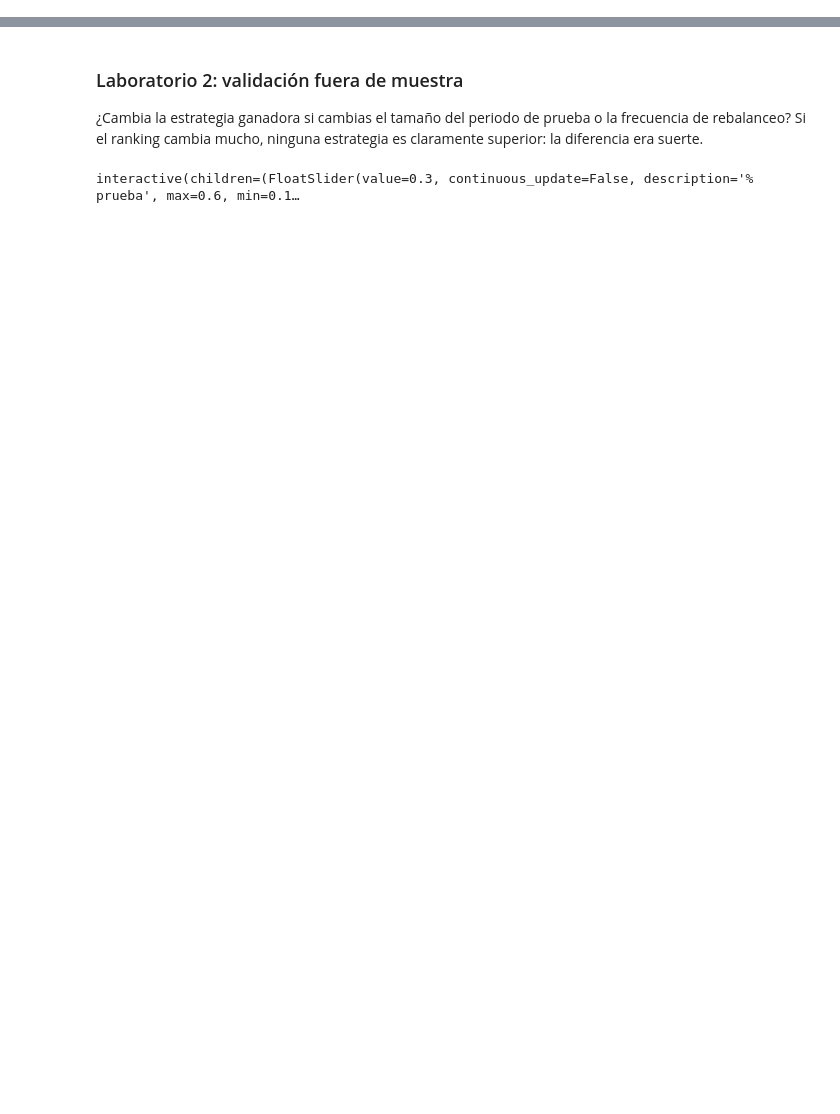
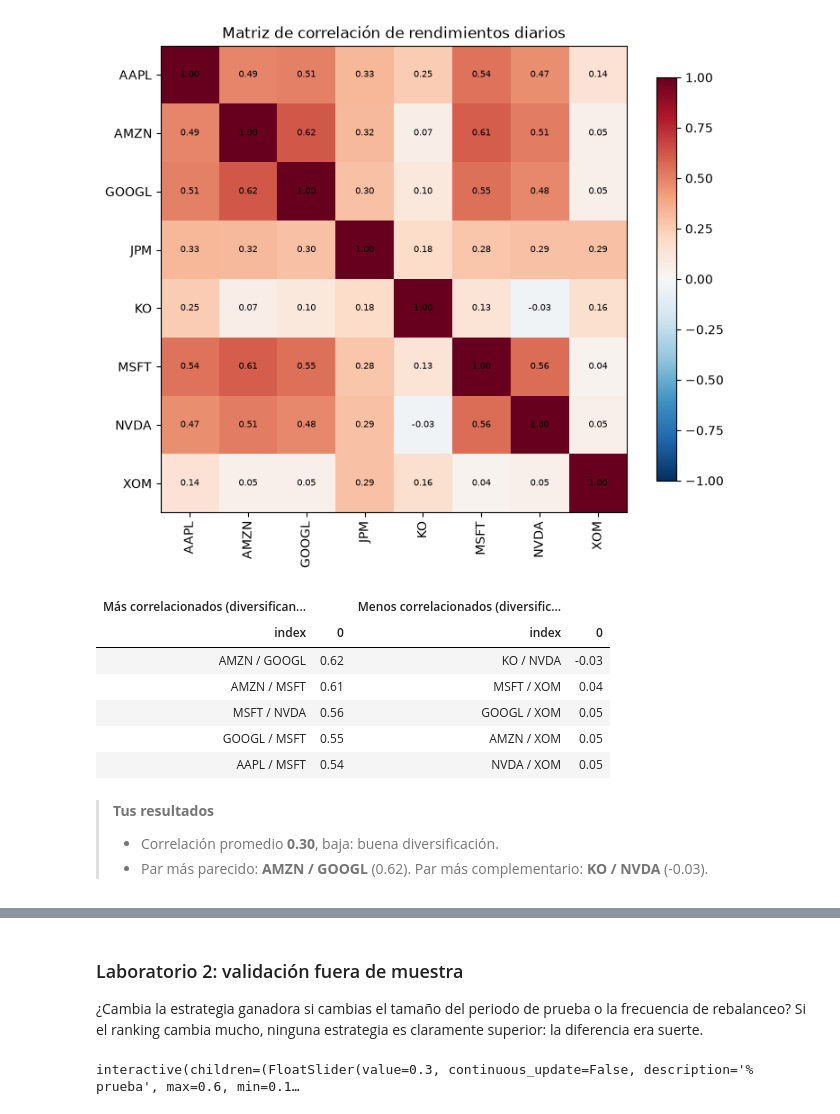
Before and after one commit to OmarRR2003/portfolio-optimization, a Jupyter notebook: acciones.ipynb, the cells around one changed output, grey strips where cells are left out. Drawn from its saved outputs; the diff is of its cells as text; code cells hidden in the pictures; blank space fills up the shorter version.

```diff
--- a/acciones.ipynb
+++ b/acciones.ipynb
@@ -415,0 +154,24 @@ interactive(children=(Dropdown(description='Estrategia', index=4, options=('Igua
+# %%
+@tab.seccion
+def _():
+    A = tab.A
+    ac.graf_correlacion(A.corr); plt.show()
+    if len(A.corr) > 1:
+        altos, bajos = ac.pares_correlacion(A.corr)
+        display(pd.concat({"Más correlacionados (diversifican poco)": altos.reset_index(),
+                           "Menos correlacionados (diversifican más)": bajos.reset_index()}, axis=1)
+                  .style.format(precision=2).hide(axis="index"))
+    display(Markdown(ac.lectura_correlacion(A.corr)))
+# %% [output]
+[figure, added]
+| Más correlacionados (diversifican... |  | Menos correlacionados (diversific... |  |
+| index | 0 | index | 0 |
+| AMZN / GOOGL | 0.62 | KO / NVDA | -0.03 |
+| AMZN / MSFT | 0.61 | MSFT / XOM | 0.04 |
+| MSFT / NVDA | 0.56 | GOOGL / XOM | 0.05 |
+| GOOGL / MSFT | 0.55 | AMZN / XOM | 0.05 |
+| AAPL / MSFT | 0.54 | NVDA / XOM | 0.05 |
+> **Tus resultados**
+>
+> - Correlación promedio **0.30**, baja: buena diversificación.
+> - Par más parecido: **AMZN / GOOGL** (0.62). Par más complementario: **KO / NVDA** (-0.03).
```
Also changed, not shown: parts of 57 cells of this notebook, 5 other files.
